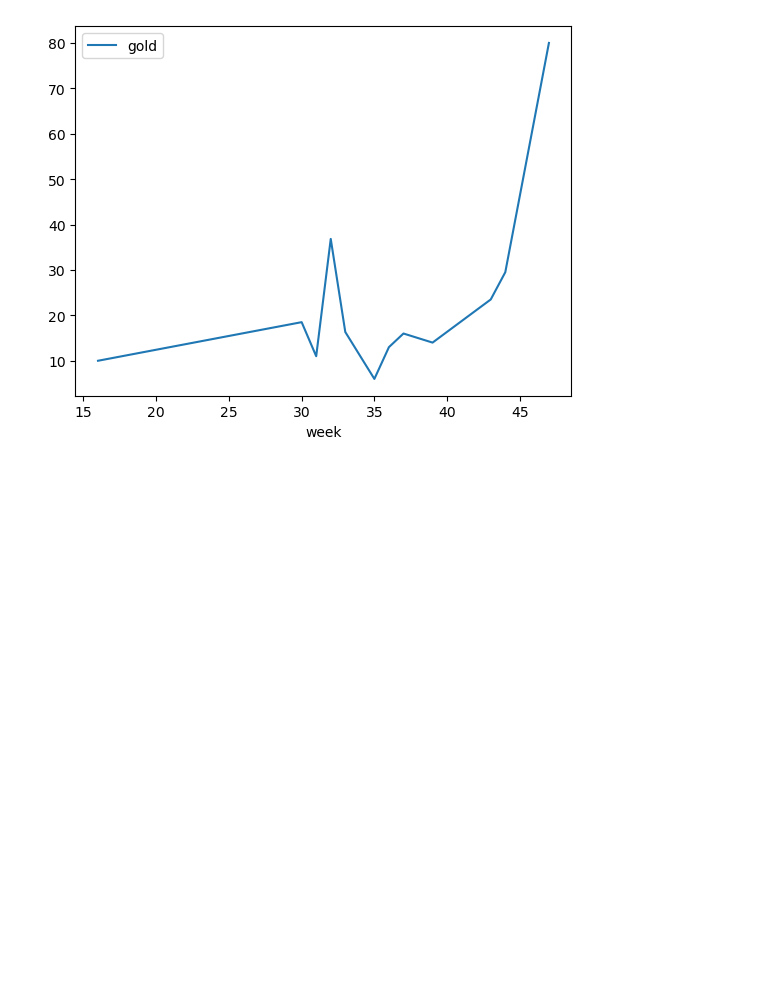
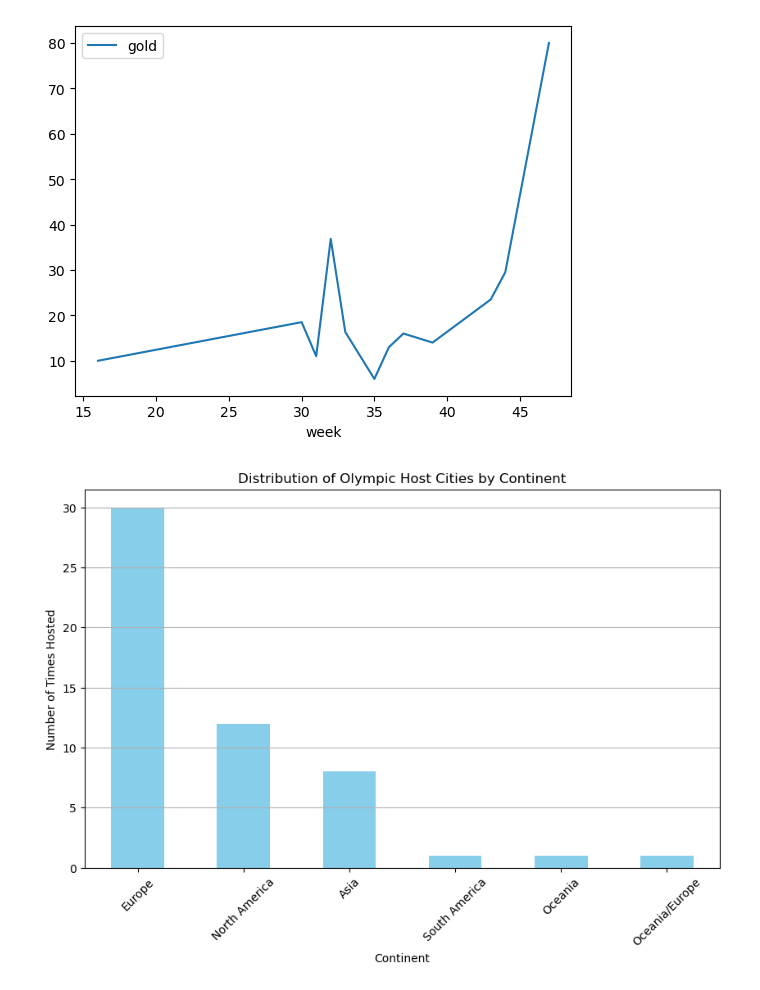
Before and after one commit to ncmoliver/olympic_analysis, a Jupyter notebook: olympic_analysis.ipynb, the cells around one changed output. Drawn from its saved outputs; the diff is of its cells as text; code cells hidden in the pictures; blank space fills up the shorter version.

```diff
--- a/olympic_analysis.ipynb
+++ b/olympic_analysis.ipynb
@@ -124,3 +124,57 @@ weekday_outcomes.plot()
 # %% [output]
 <Axes: xlabel='week'>
 [figure]
+# %%
+import pandas as pd
+import matplotlib.pyplot as plt
+
+# Load the CSV file
+olympic_hosts = pd.read_csv('olympic_hosts.csv')
+
+# Define the continent mapping
+continent_mapping = {
+    'China': 'Asia',
+    'Japan': 'Asia',
+    'Republic of Korea': 'Asia',
+    'Brazil': 'South America',
+    'Russian Federation': 'Europe',
+    'Great Britain': 'Europe',
+    'Canada': 'North America',
+    'Italy': 'Europe',
+    'Greece': 'Europe',
+    'United States': 'North America',
+    'Australia': 'Oceania',
+    'Norway': 'Europe',
+    'Spain': 'Europe',
+    'France': 'Europe',
+    'Yugoslavia': 'Europe',
+    'USSR': 'Europe',
+    'Austria': 'Europe',
+    'Federal Republic of Germany': 'Europe',
+    'Mexico': 'North America',
+    'Australia, Sweden': 'Oceania/Europe',
+    'Finland': 'Europe',
+    'Switzerland': 'Europe',
+    'Germany': 'Europe',
+    'Netherlands': 'Europe',
+    'Belgium': 'Europe',
+    'Sweden': 'Europe'
+}
+
+# Map the game locations to continents
+olympic_hosts['Continent'] = olympic_hosts['game_location'].map(continent_mapping)
+
+# Count the number of times each continent has hosted the Olympics
+continent_host_count = olympic_hosts['Continent'].value_counts()
+
+# Plot the distribution of Olympic host cities by continent
+plt.figure(figsize=(10, 6))
+continent_host_count.plot(kind='bar', color='skyblue')
+plt.title('Distribution of Olympic Host Cities by Continent')
+plt.xlabel('Continent')
+plt.ylabel('Number of Times Hosted')
+plt.xticks(rotation=45)
+plt.grid(axis='y')
+plt.show()
+# %% [output]
+[figure, added]
```
Also changed, not shown: parts of 5 cells of this notebook.
